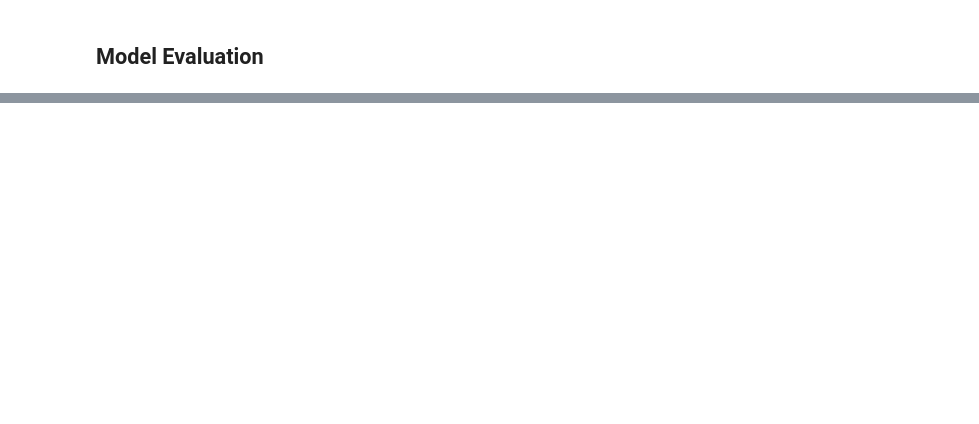
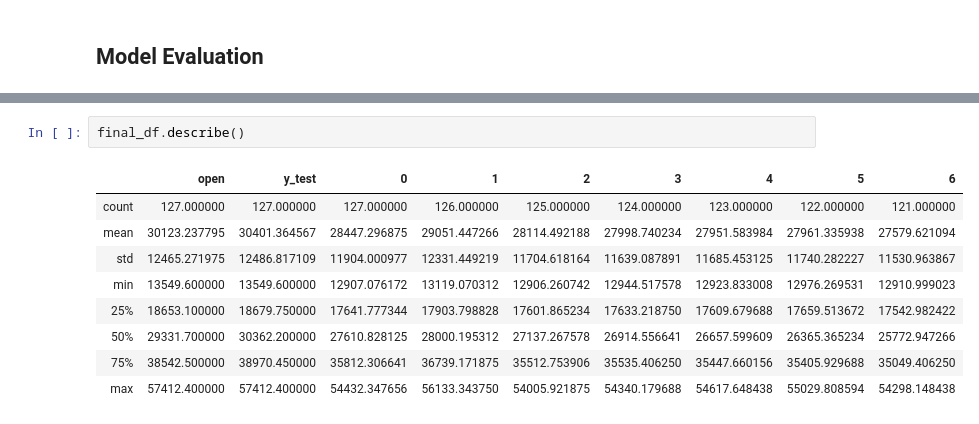
Before and after one commit to ErwinSchleier/lstm_bitcoin_forecast, a Jupyter notebook: lstm_bitcoin_forecast.ipynb, the cells around one changed output, grey strips where cells are left out. Drawn from its saved outputs; the diff is of its cells as text; blank space fills up the shorter version.

```diff
--- a/lstm_bitcoin_forecast.ipynb
+++ b/lstm_bitcoin_forecast.ipynb
@@ -176,0 +186,12 @@ plt.show()
+# %%
+final_df.describe()
+# %% [output]
+|  | open | y_test | 0 | 1 | 2 | 3 | 4 | 5 | 6 |
+| count | 127.000000 | 127.000000 | 127.000000 | 126.000000 | 125.000000 | 124.000000 | 123.000000 | 122.000000 | 121.000000 |
+| mean | 30123.237795 | 30401.364567 | 28447.296875 | 29051.447266 | 28114.492188 | 27998.740234 | 27951.583984 | 27961.335938 | 27579.621094 |
+| std | 12465.271975 | 12486.817109 | 11904.000977 | 12331.449219 | 11704.618164 | 11639.087891 | 11685.453125 | 11740.282227 | 11530.963867 |
+| min | 13549.600000 | 13549.600000 | 12907.076172 | 13119.070312 | 12906.260742 | 12944.517578 | 12923.833008 | 12976.269531 | 12910.999023 |
+| 25% | 18653.100000 | 18679.750000 | 17641.777344 | 17903.798828 | 17601.865234 | 17633.218750 | 17609.679688 | 17659.513672 | 17542.982422 |
+| 50% | 29331.700000 | 30362.200000 | 27610.828125 | 28000.195312 | 27137.267578 | 26914.556641 | 26657.599609 | 26365.365234 | 25772.947266 |
+| 75% | 38542.500000 | 38970.450000 | 35812.306641 | 36739.171875 | 35512.753906 | 35535.406250 | 35447.660156 | 35405.929688 | 35049.406250 |
+| max | 57412.400000 | 57412.400000 | 54432.347656 | 56133.343750 | 54005.921875 | 54340.179688 | 54617.648438 | 55029.808594 | 54298.148438 |
```
Also changed, not shown: parts of 22 cells of this notebook, 3 other files.
